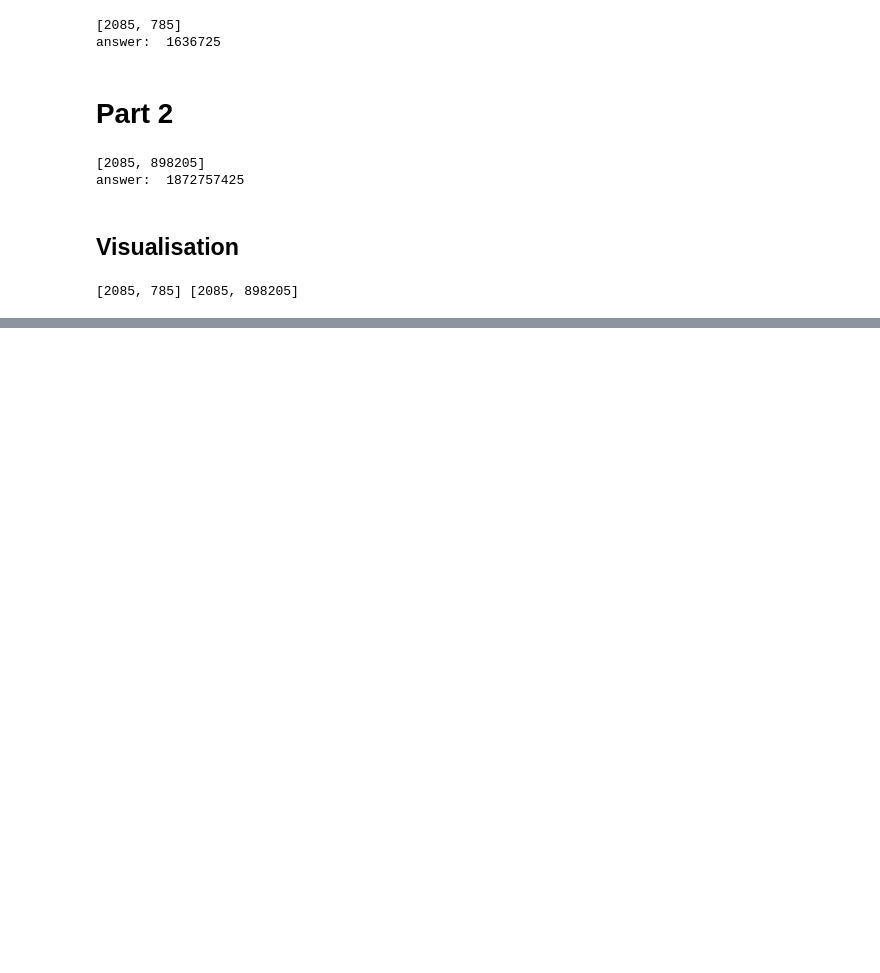
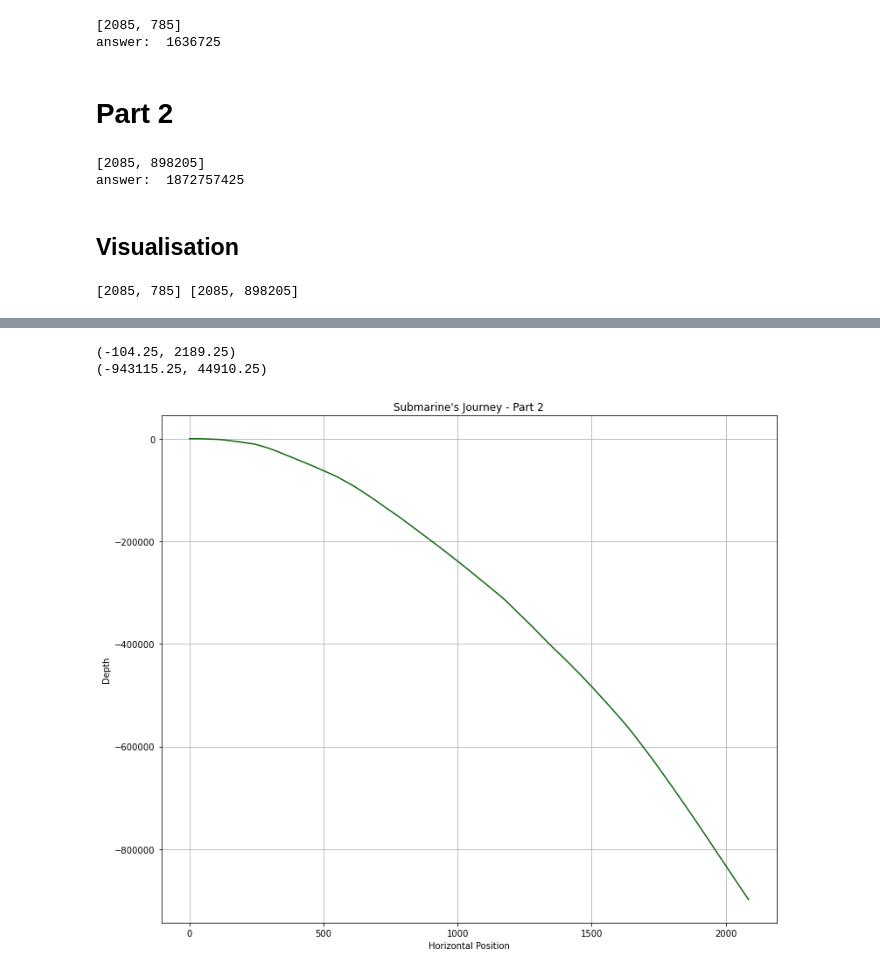
Before and after one commit to megatti/Advent2021, a Jupyter notebook: Day 2/Day 2.ipynb, the cells around one changed output, grey strips where cells are left out. Cells and saved outputs as stored; diff of their text form; code cells hidden in the pictures; blank space fills up the shorter version.

```diff
--- a/Day 2/Day 2.ipynb
+++ b/Day 2/Day 2.ipynb
@@ -63,6 +63,8 @@ position2 = [0, 0]  # horizontal, depth
 aim = 0
 horizontal2 = [0]
 depth2 = [0]
+aim2 = [0]
+
 
 # P1
 for command in commands:
@@ -88,6 +90,7 @@ for command in commands:
 
     horizontal2.append(position2[0])
     depth2.append(-position2[1])
+    aim2.append(-aim)
 
 print(position1, position2)
 # print("answer: ", position[0] * position[1])
@@ -113,0 +122,21 @@ fig.savefig("submarine_plot1.png", dpi=300)
+# %%
+palette = sns.color_palette("coolwarm", len(horizontal2))
+
+fig, ax = plt.subplots(figsize=(11,9))
+
+ax.set_xlabel("Horizontal Position")
+ax.set_ylabel("Depth")
+ax.set_title("Submarine's Journey - Part 2")
+
+ax.plot(horizontal2, depth2, color=(0.05, 0.4, 0.05))
+
+print(ax.get_xlim())
+print(ax.get_ylim())
+
+ax.grid()
+fig.tight_layout()
+fig.savefig("submarine_plot2.png", dpi=300, transparent=False, facecolor="white")
+# %% [output]
+(-104.25, 2189.25)
+(-943115.25, 44910.25)
+[figure, added]
```
Also changed, not shown: parts of 8 cells of this notebook.
